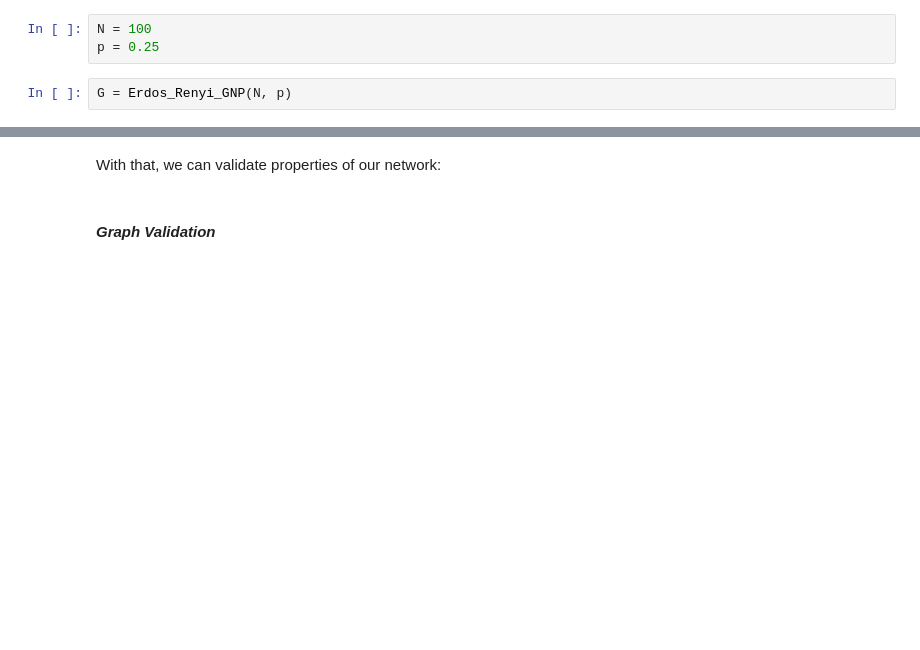
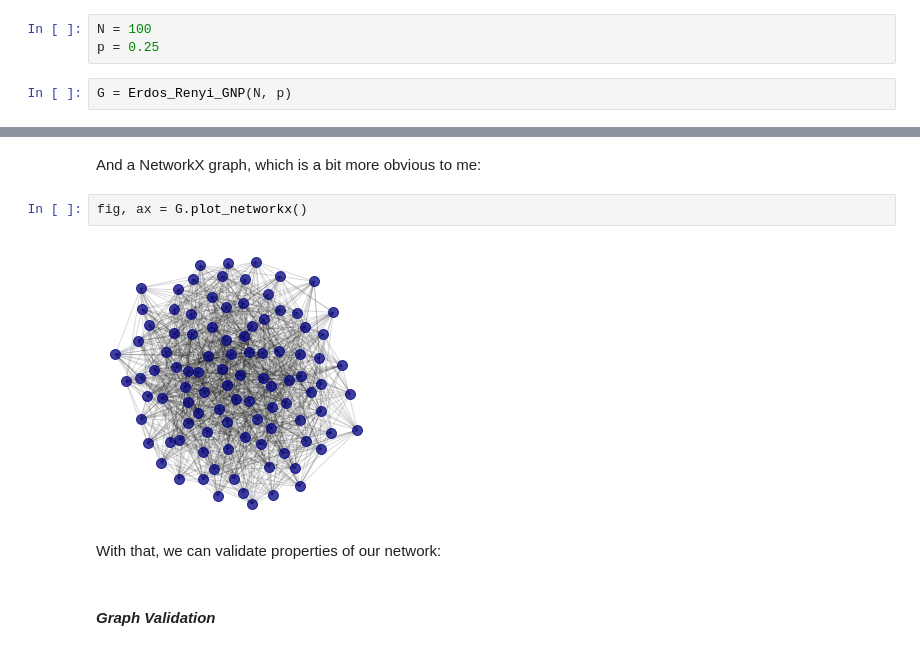
Before and after one commit to ubsuny/MC_RandomNetworks-RaspiZero, a Jupyter notebook: network_analysis.ipynb, the cells around one changed output, grey strips where cells are left out. Drawn from its saved outputs; the diff is of its cells as text; blank space fills up the shorter version.

```diff
--- a/network_analysis.ipynb
+++ b/network_analysis.ipynb
@@ -40,3 +42,9 @@ fig, ax = G.plot_graph()
+# %% [markdown]
+And a NetworkX graph, which is a bit more obvious to me:
+# %%
+fig, ax = G.plot_networkx()
+# %% [output]
+[figure, added]
 # %% [markdown]
 With that, we can validate properties of our network:
 # %% [markdown]
```
Also changed, not shown: parts of 6 cells of this notebook, 1 other file.
